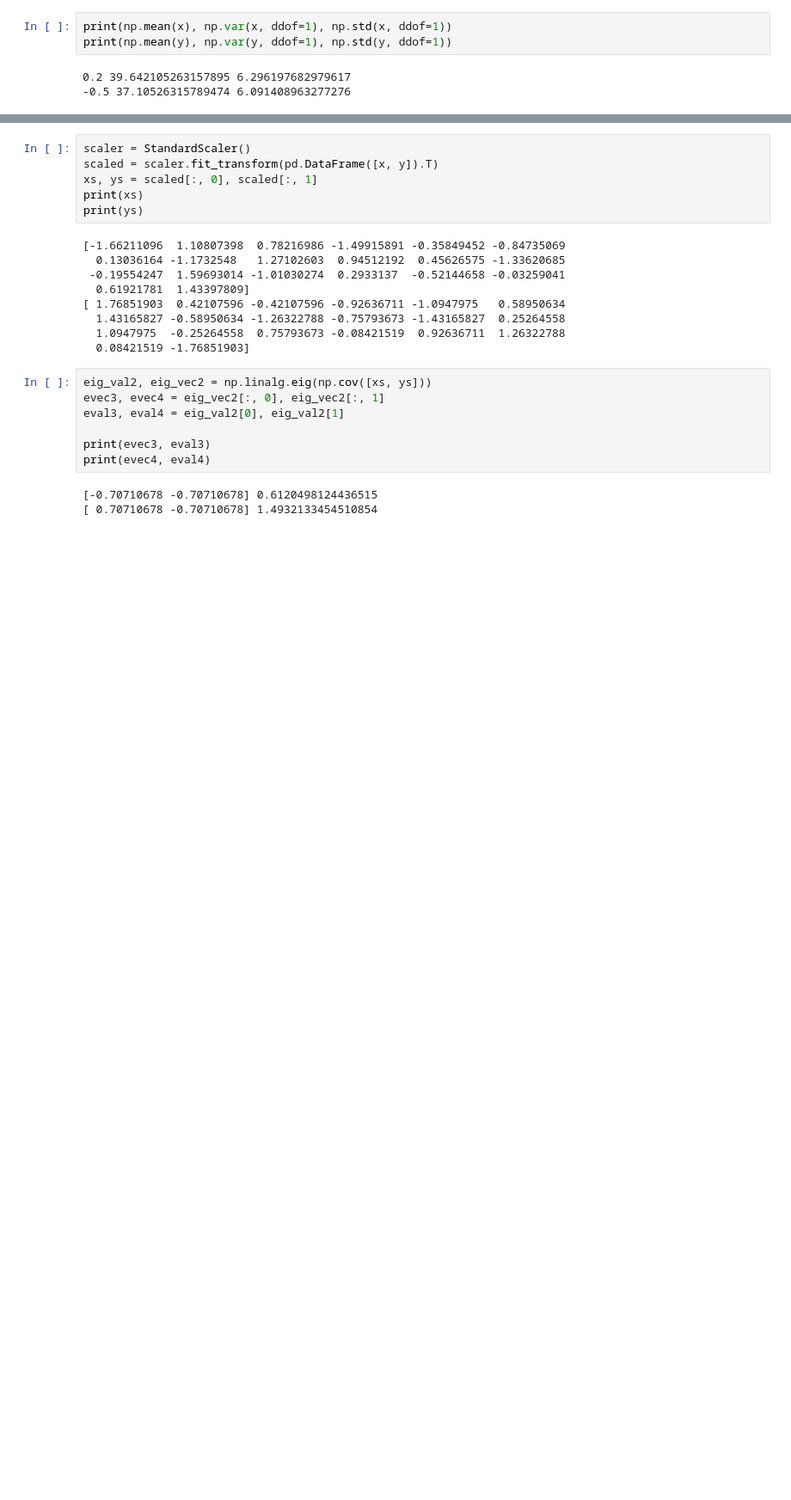
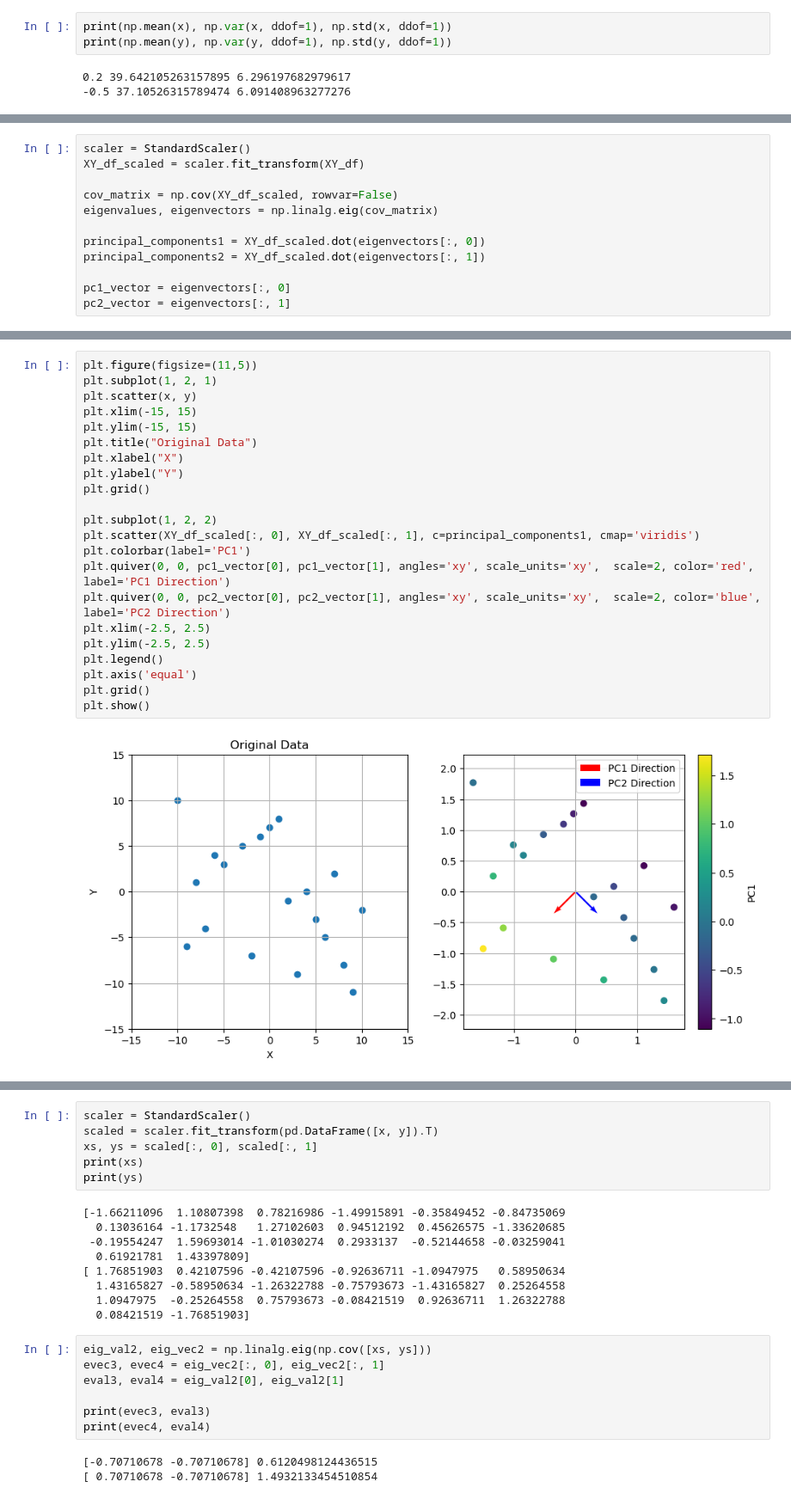
Before and after one commit to cosmos17/2025_STLab, a Jupyter notebook: Flavor/pca_test.ipynb, the cells around one changed output, grey strips where cells are left out. Shown: that part at 86% size. Cells and saved outputs as stored; diff of their text form; blank space fills up the shorter version.

```diff
--- a/Flavor/pca_test.ipynb
+++ b/Flavor/pca_test.ipynb
@@ -112,0 +214,12 @@ print(evec2)
+# %%
+scaler = StandardScaler()
+XY_df_scaled = scaler.fit_transform(XY_df)
+
+cov_matrix = np.cov(XY_df_scaled, rowvar=False)
+eigenvalues, eigenvectors = np.linalg.eig(cov_matrix)
+
+principal_components1 = XY_df_scaled.dot(eigenvectors[:, 0])
+principal_components2 = XY_df_scaled.dot(eigenvectors[:, 1])
+
+pc1_vector = eigenvectors[:, 0]
+pc2_vector = eigenvectors[:, 1]
@@ -112,0 +242,24 @@ print(evec2)
+# %%
+plt.figure(figsize=(11,5))
+plt.subplot(1, 2, 1)
+plt.scatter(x, y)
+plt.xlim(-15, 15)
+plt.ylim(-15, 15)
+plt.title("Original Data")
+plt.xlabel("X")
+plt.ylabel("Y")
+plt.grid()
+
+plt.subplot(1, 2, 2)
+plt.scatter(XY_df_scaled[:, 0], XY_df_scaled[:, 1], c=principal_components1, cmap='viridis')
+plt.colorbar(label='PC1')
+plt.quiver(0, 0, pc1_vector[0], pc1_vector[1], angles='xy', scale_units='xy',  scale=2, color='red', label='PC1 Direction')
+plt.quiver(0, 0, pc2_vector[0], pc2_vector[1], angles='xy', scale_units='xy',  scale=2, color='blue', label='PC2 Direction')
+plt.xlim(-2.5, 2.5)
+plt.ylim(-2.5, 2.5)
+plt.legend()
+plt.axis('equal')
+plt.grid()
+plt.show()
+# %% [output]
+[figure, added]
```
Also changed, not shown: parts of 41 cells of this notebook, 20 other files.
